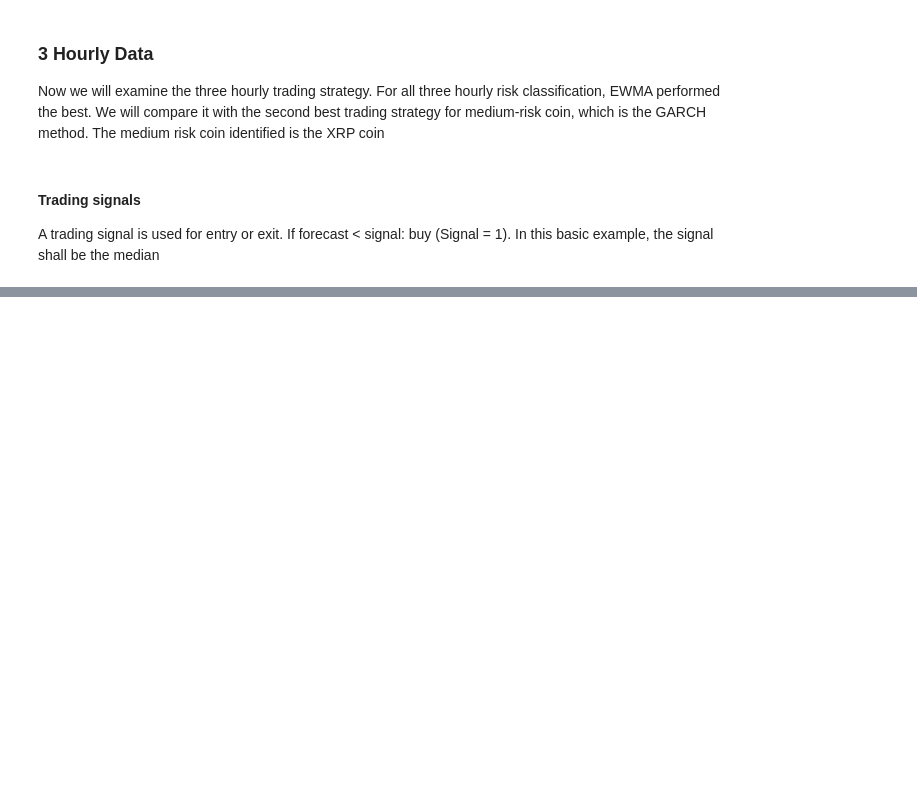
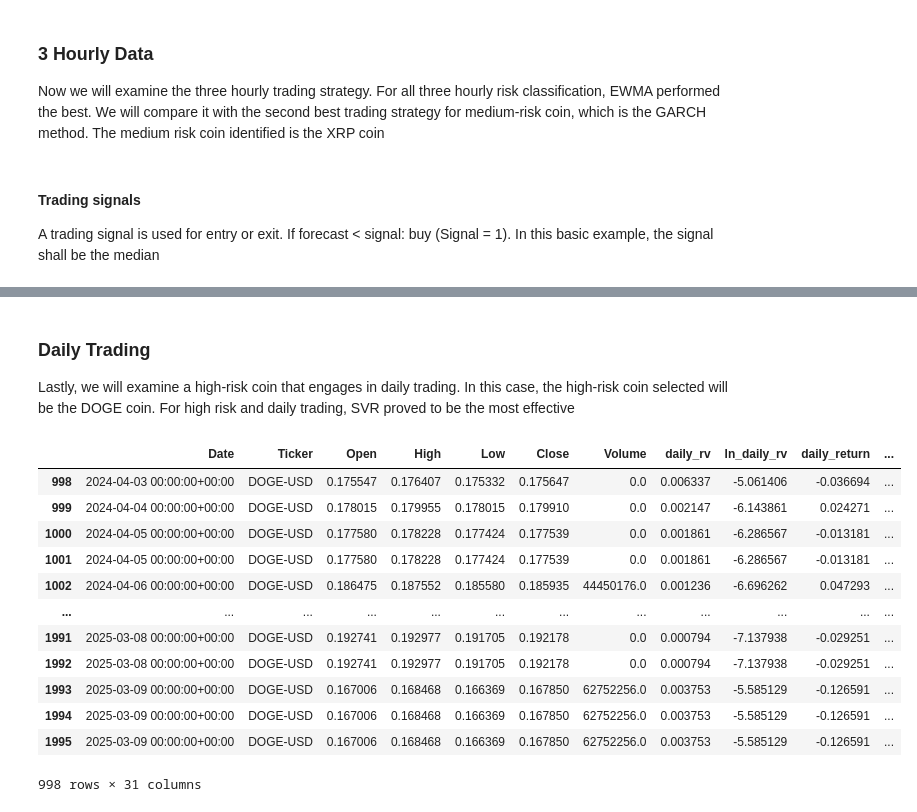
Before and after one commit to zhyoung17/crypto-rv-forecast, a Jupyter notebook: notebooks/trading/trading_sim.ipynb, the cells around one changed output, grey strips where cells are left out. Saved outputs shown, nothing was run; the diff lists cells and outputs as text; code cells hidden in the pictures; blank space fills up the shorter version.

```diff
--- a/notebooks/trading/trading_sim.ipynb
+++ b/notebooks/trading/trading_sim.ipynb
@@ -146,0 +244,33 @@ A trading signal is used for entry or exit. If forecast < signal: buy (Signal =
+# %% [markdown]
+### Daily Trading
+Lastly, we will examine a high-risk coin that engages in daily trading. In this case, the high-risk coin selected will be the DOGE coin. For high risk and daily trading, SVR proved to be the most effective
+# %%
+data = pd.read_csv('../../data/daily_data.csv', index_col=0, parse_dates=True)
+rv = pd.read_csv('../../results/combined_test_results.csv', parse_dates=True)
+
+# Ensure both Date columns are datetime with UTC timezone
+data['Date'] = pd.to_datetime(data['Date']).dt.tz_convert('UTC')
+rv['Date'] = pd.to_datetime(rv['Date']).dt.tz_convert('UTC')
+
+# Now merge on Date and Ticker using an inner join
+merged_data = pd.merge(data, rv, on=['Date', 'Ticker'], how='inner')
+
+svr = merged_data[merged_data['Ticker'] == 'DOGE-USD'].copy()
+svr['return'] = svr['Close'].pct_change()
+svr = svr.sort_index()
+
+svr
+# %% [output]
+|  | Date | Ticker | Open | High | Low | Close | Volume | daily_rv | ln_daily_rv | daily_return | ... |
+| 998 | 2024-04-03 00:00:00+00:00 | DOGE-USD | 0.175547 | 0.176407 | 0.175332 | 0.175647 | 0.0 | 0.006337 | -5.061406 | -0.036694 | ... |
+| 999 | 2024-04-04 00:00:00+00:00 | DOGE-USD | 0.178015 | 0.179955 | 0.178015 | 0.179910 | 0.0 | 0.002147 | -6.143861 | 0.024271 | ... |
+| 1000 | 2024-04-05 00:00:00+00:00 | DOGE-USD | 0.177580 | 0.178228 | 0.177424 | 0.177539 | 0.0 | 0.001861 | -6.286567 | -0.013181 | ... |
+| 1001 | 2024-04-05 00:00:00+00:00 | DOGE-USD | 0.177580 | 0.178228 | 0.177424 | 0.177539 | 0.0 | 0.001861 | -6.286567 | -0.013181 | ... |
+| 1002 | 2024-04-06 00:00:00+00:00 | DOGE-USD | 0.186475 | 0.187552 | 0.185580 | 0.185935 | 44450176.0 | 0.001236 | -6.696262 | 0.047293 | ... |
+| ... | ... | ... | ... | ... | ... | ... | ... | ... | ... | ... | ... |
+| 1991 | 2025-03-08 00:00:00+00:00 | DOGE-USD | 0.192741 | 0.192977 | 0.191705 | 0.192178 | 0.0 | 0.000794 | -7.137938 | -0.029251 | ... |
+| 1992 | 2025-03-08 00:00:00+00:00 | DOGE-USD | 0.192741 | 0.192977 | 0.191705 | 0.192178 | 0.0 | 0.000794 | -7.137938 | -0.029251 | ... |
+| 1993 | 2025-03-09 00:00:00+00:00 | DOGE-USD | 0.167006 | 0.168468 | 0.166369 | 0.167850 | 62752256.0 | 0.003753 | -5.585129 | -0.126591 | ... |
+| 1994 | 2025-03-09 00:00:00+00:00 | DOGE-USD | 0.167006 | 0.168468 | 0.166369 | 0.167850 | 62752256.0 | 0.003753 | -5.585129 | -0.126591 | ... |
+| 1995 | 2025-03-09 00:00:00+00:00 | DOGE-USD | 0.167006 | 0.168468 | 0.166369 | 0.167850 | 62752256.0 | 0.003753 | -5.585129 | -0.126591 | ... |
+998 rows × 31 columns
```
Also changed, not shown: parts of 35 cells of this notebook.
